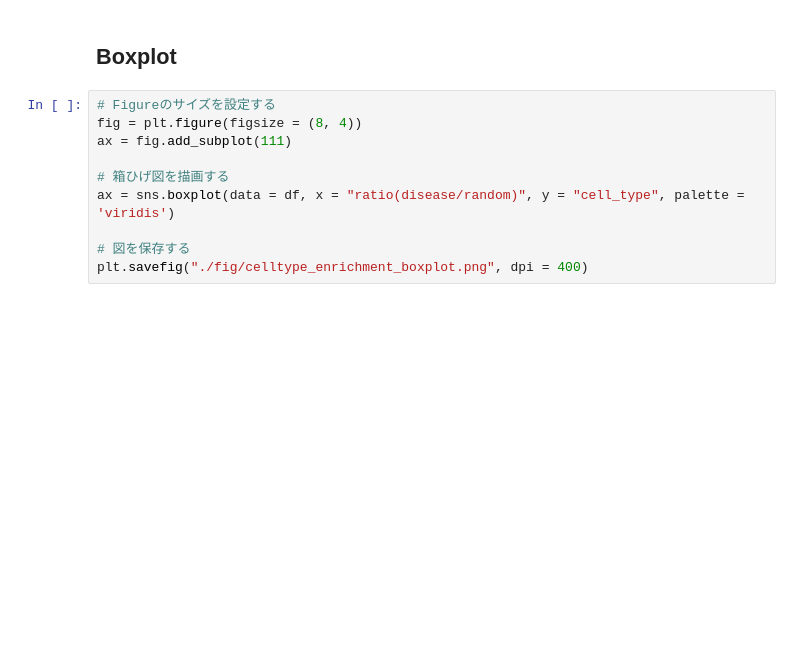
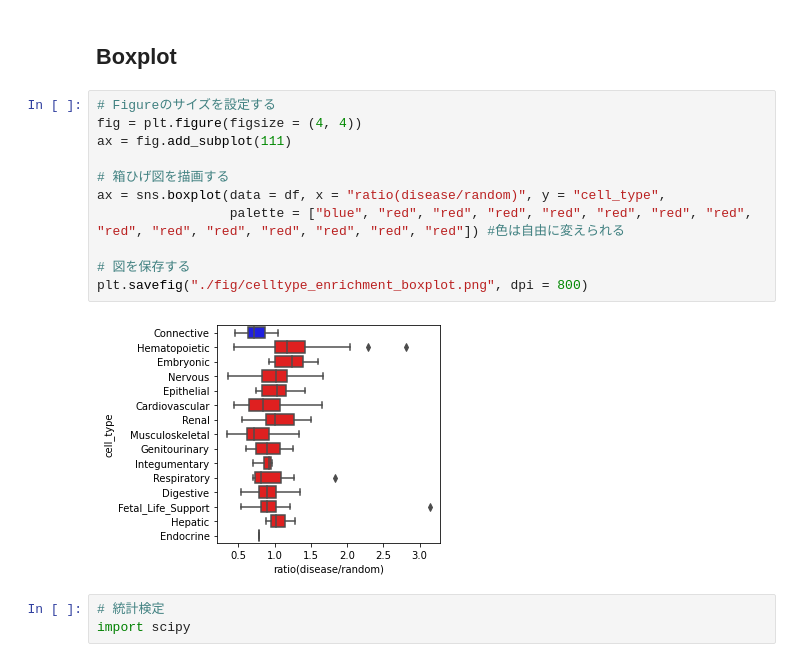
Before and after one commit to NaotoKubota/morning-programming-training, a Jupyter notebook: Heatmap.ipynb, the cells around one changed output. Drawn from its saved outputs; the diff is of its cells as text; blank space fills up the shorter version.

```diff
--- a/Heatmap.ipynb
+++ b/Heatmap.ipynb
@@ -49,11 +71,17 @@ ax = sns.heatmap(ratio_df, cmap = 'viridis')
 ## Boxplot
 # %%
 # Figureのサイズを設定する
-fig = plt.figure(figsize = (8, 4))
+fig = plt.figure(figsize = (4, 4))
 ax = fig.add_subplot(111)
 
 # 箱ひげ図を描画する
-ax = sns.boxplot(data = df, x = "ratio(disease/random)", y = "cell_type", palette = 'viridis')
+ax = sns.boxplot(data = df, x = "ratio(disease/random)", y = "cell_type",
+                 palette = ["blue", "red", "red", "red", "red", "red", "red", "red", "red", "red", "red", "red", "red", "red", "red"]) #色は自由に変えられる
 
 # 図を保存する
-plt.savefig("./fig/celltype_enrichment_boxplot.png", dpi = 400)
+plt.savefig("./fig/celltype_enrichment_boxplot.png", dpi = 800)
+# %% [output]
+[figure, added]
+# %%
+# 統計検定
+import scipy
```
Also changed, not shown: parts of 5 cells of this notebook.
